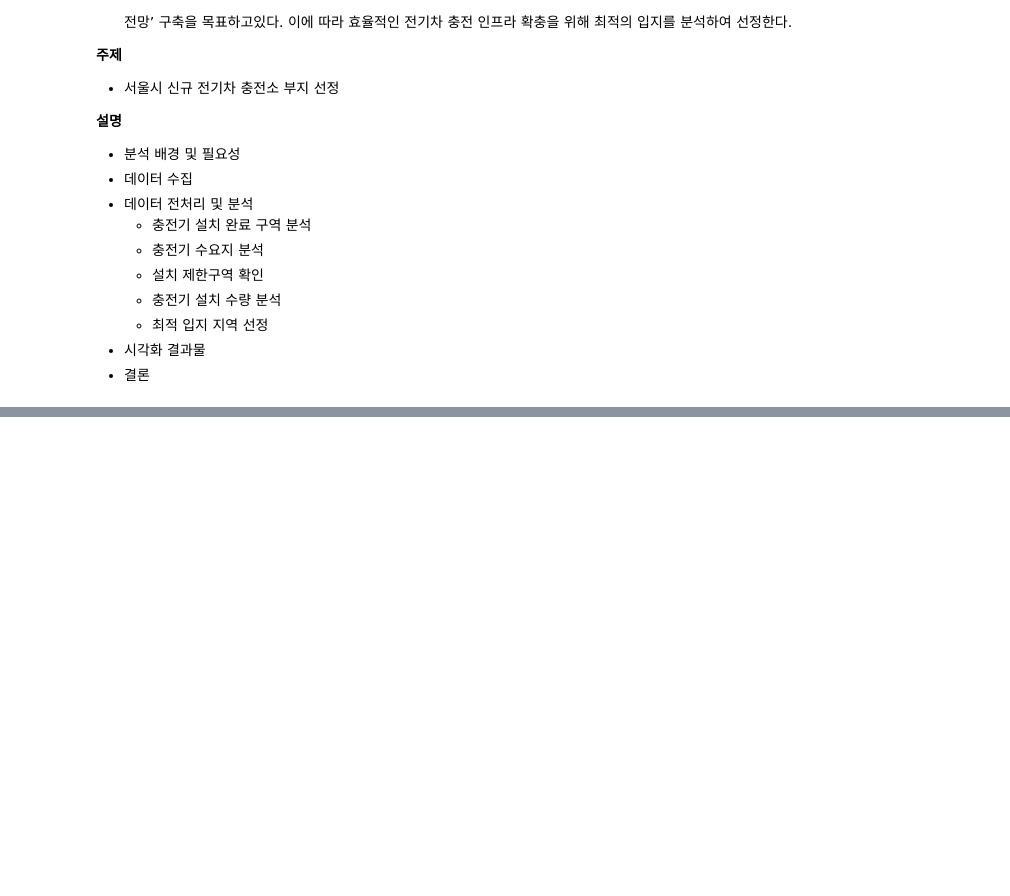
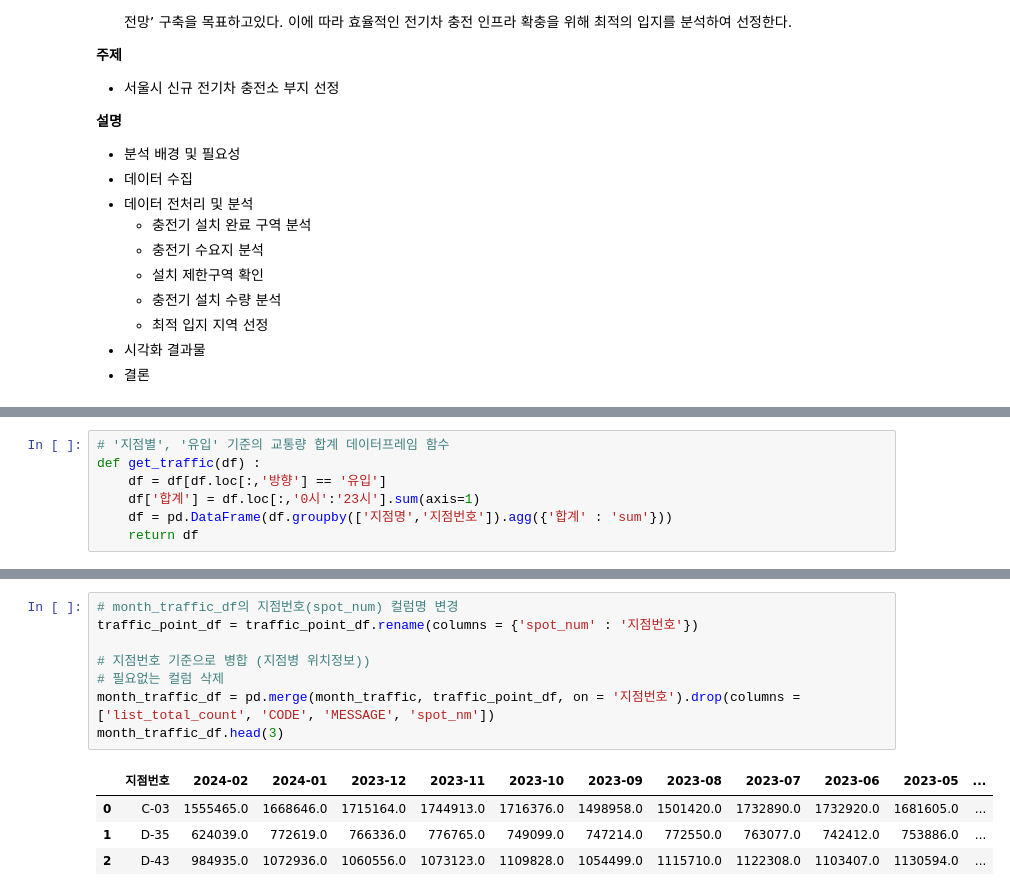
Before and after one commit to Sookyeong-k/MillionVolt, a Jupyter notebook: data_analysis_수경.ipynb, the cells around one changed output, grey strips where cells are left out. Drawn from its saved outputs; the diff is of its cells as text; blank space fills up the shorter version.

```diff
--- a/data_analysis_수경.ipynb
+++ b/data_analysis_수경.ipynb
@@ -53,0 +112,7 @@ chager_place_df.head(3)
+# %%
+# '지점별', '유입' 기준의 교통량 합계 데이터프레임 함수
+def get_traffic(df) :
+    df = df[df.loc[:,'방향'] == '유입']
+    df['합계'] = df.loc[:,'0시':'23시'].sum(axis=1)
+    df = pd.DataFrame(df.groupby(['지점명','지점번호']).agg({'합계' : 'sum'}))
+    return df
@@ -53,0 +176,13 @@ chager_place_df.head(3)
+# %%
+# month_traffic_df의 지점번호(spot_num) 컬럼명 변경
+traffic_point_df = traffic_point_df.rename(columns = {'spot_num' : '지점번호'})
+
+# 지점번호 기준으로 병합 (지점병 위치정보))
+# 필요없는 컬럼 삭제
+month_traffic_df = pd.merge(month_traffic, traffic_point_df, on = '지점번호').drop(columns = ['list_total_count', 'CODE', 'MESSAGE', 'spot_nm'])
+month_traffic_df.head(3)
+# %% [output]
+|  | 지점번호 | 2024-02 | 2024-01 | 2023-12 | 2023-11 | 2023-10 | 2023-09 | 2023-08 | 2023-07 | 2023-06 | 2023-05 | ... |
+| 0 | C-03 | 1555465.0 | 1668646.0 | 1715164.0 | 1744913.0 | 1716376.0 | 1498958.0 | 1501420.0 | 1732890.0 | 1732920.0 | 1681605.0 | ... |
+| 1 | D-35 | 624039.0 | 772619.0 | 766336.0 | 776765.0 | 749099.0 | 747214.0 | 772550.0 | 763077.0 | 742412.0 | 753886.0 | ... |
+| 2 | D-43 | 984935.0 | 1072936.0 | 1060556.0 | 1073123.0 | 1109828.0 | 1054499.0 | 1115710.0 | 1122308.0 | 1103407.0 | 1130594.0 | ... |
```
Also changed, not shown: parts of 12 cells of this notebook.
